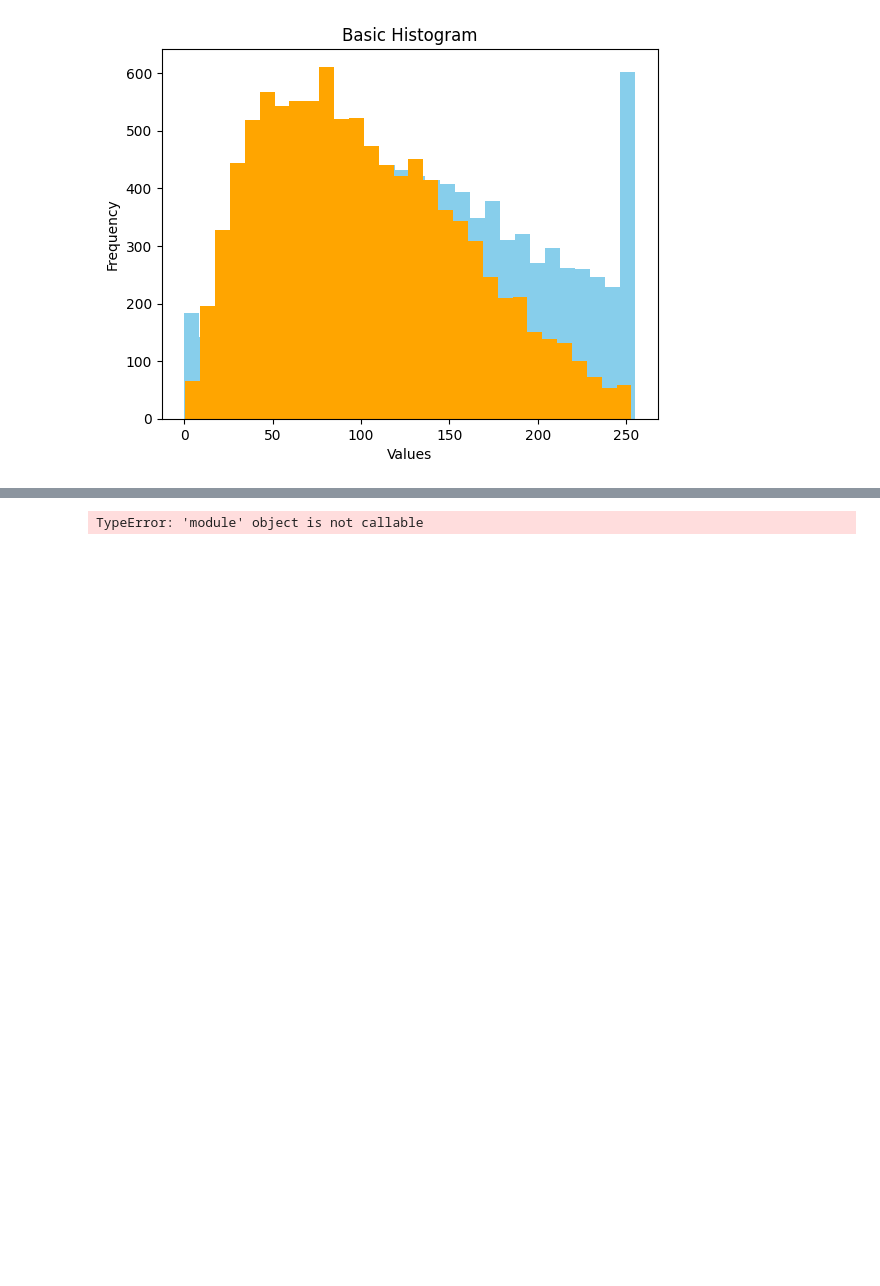
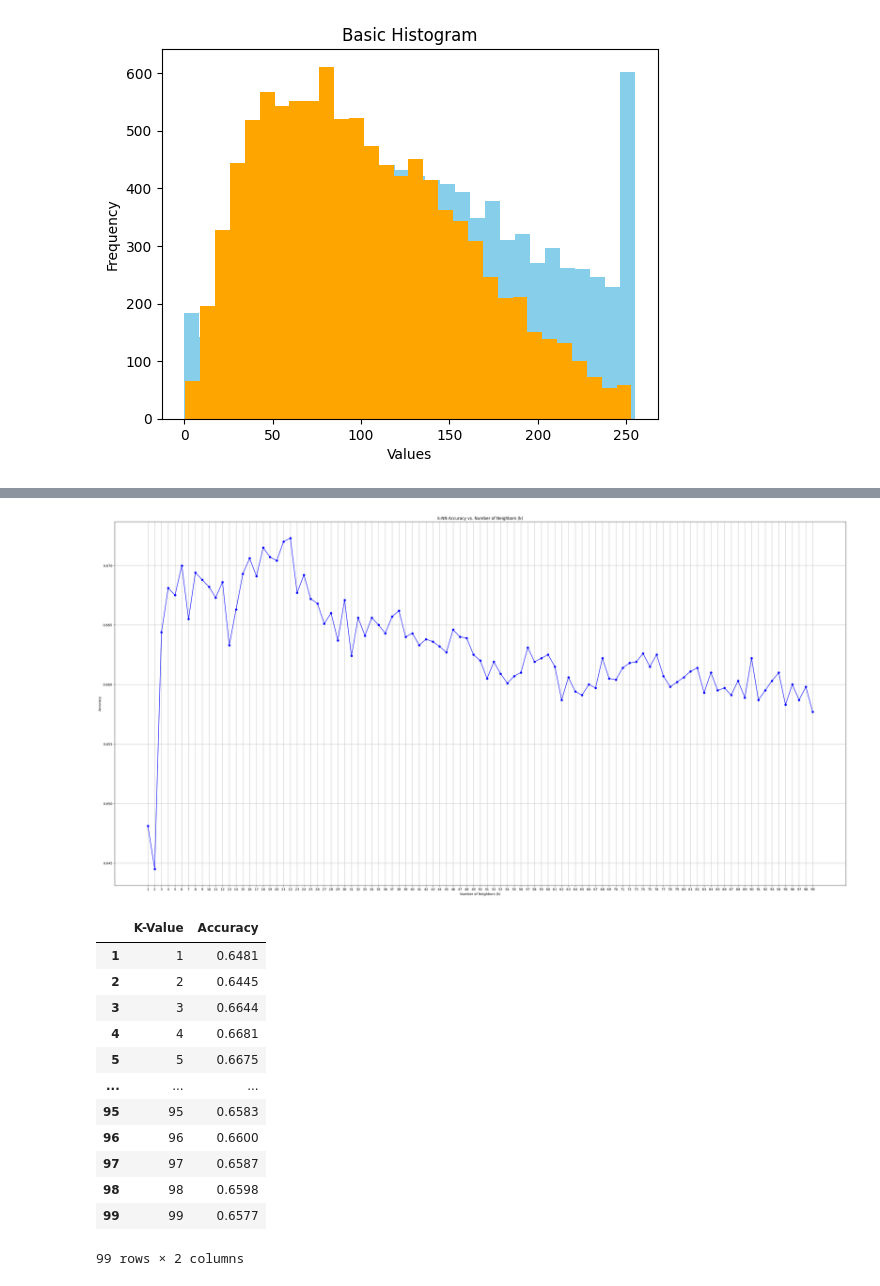
Before and after one commit to Soumish2004/ML-assignment, a Jupyter notebook: Lab 3/Lab3.ipynb, the cells around one changed output, grey strips where cells are left out. Cells and saved outputs as stored; diff of their text form; code cells hidden in the pictures; blank space fills up the shorter version.

```diff
--- a/Lab 3/Lab3.ipynb
+++ b/Lab 3/Lab3.ipynb
@@ -207,32 +200,43 @@ Training Accuracy: 0.8192
 # %%
 
 k_values = range(1, 100)
 accuracies = []
-
-import matplotlib as plty
 
 for k in k_values:
     knn = KNeighborsClassifier(n_neighbors=k)
     knn.fit(X_train, Y_train)
     Y_pred = knn.predict(X_test)
     accuracy = accuracy_score(Y_test, Y_pred)
     accuracies.append(accuracy)
     # print(f"Accuracy for k={k}: {accuracy}")
 
 accuracies_df = pd.DataFrame({"K-Value":k_values,"Accuracy": accuracies},index=k_values)
 
 
-plty.figure(figsize=(40,20))
-plty.plot(k_values, accuracies, marker='o', linestyle='-', color='b')
-plty.title('k-NN Accuracy vs. Number of Neighbors (k)')
-plty.xlabel('Number of Neighbors (k)')
-plty.ylabel('Accuracy')
-plty.xticks(k_values)
+plt.figure(figsize=(40,20))
+plt.plot(k_values, accuracies, marker='o', linestyle='-', color='b')
+plt.title('k-NN Accuracy vs. Number of Neighbors (k)')
+plt.xlabel('Number of Neighbors (k)')
+plt.ylabel('Accuracy')
+plt.xticks(k_values)
 
-plty.grid(True)
-plty.show()
+plt.grid(True)
+plt.show()
 
 accuracies_df
 # %% [output]
+[figure, added]
+|  | K-Value | Accuracy |
+| 1 | 1 | 0.6481 |
+| 2 | 2 | 0.6445 |
+| 3 | 3 | 0.6644 |
+| 4 | 4 | 0.6681 |
+| 5 | 5 | 0.6675 |
+| ... | ... | ... |
+| 95 | 95 | 0.6583 |
+| 96 | 96 | 0.6600 |
+| 97 | 97 | 0.6587 |
+| 98 | 98 | 0.6598 |
+| 99 | 99 | 0.6577 |
-TypeError: 'module' object is not callable
+99 rows × 2 columns
 # %%
```
Also changed, not shown: parts of 4 cells of this notebook.
